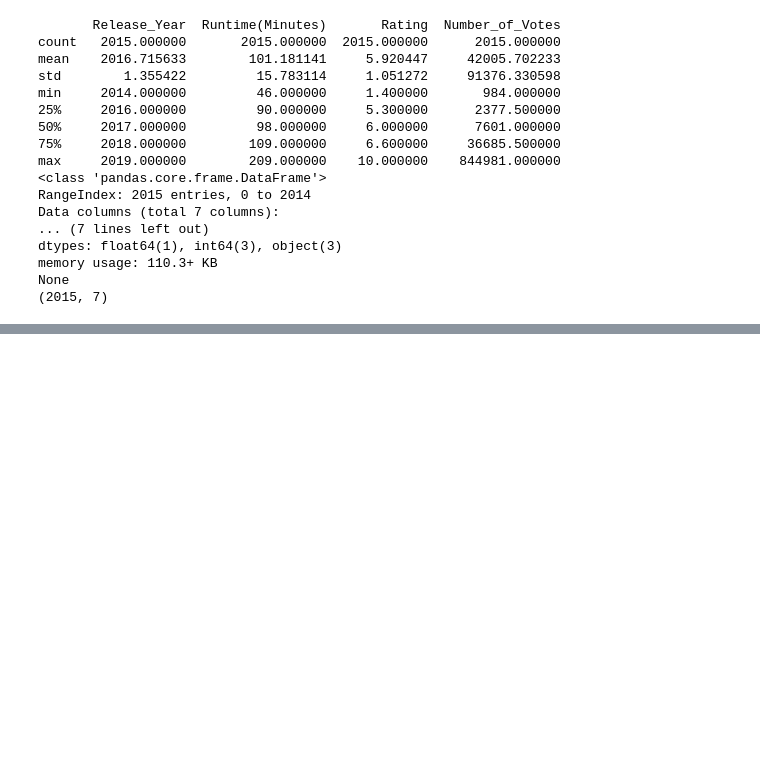
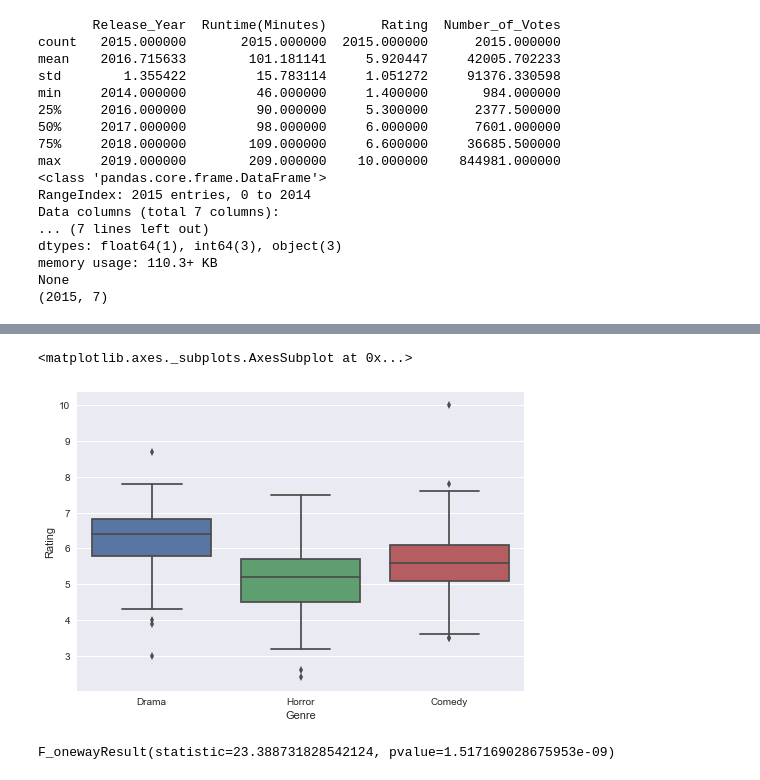
Before and after one commit to Greg-S-12/movies_project3, a Jupyter notebook: Greg_notebook.ipynb, the cells around one changed output, grey strips where cells are left out. Drawn from its saved outputs; the diff is of its cells as text; code cells hidden in the pictures; blank space fills up the shorter version.

Commit message:
more analysis including ANOVA

```diff
--- a/Greg_notebook.ipynb
+++ b/Greg_notebook.ipynb
@@ -173,0 +198,23 @@ plt.title ('z-statistic = 3.74');
+# %%
+# Can we perform an ANOVA on our data for 3 main title types?
+# sample sizes vary between all genres so choosing the top 3 and will take n=50
+
+comedy=df_comedy.Rating.sample(n=50)
+drama=df_drama.Rating.sample(n=50)
+horror=df_horror.Rating.sample(n=50)
+
+# Concat tables together to plot boxplots on same graph
+df_cdh=df.loc[((df["Genre"]=="Comedy")|(df["Genre"]=="Drama")|(df["Genre"]=="Horror")),:]
+# %%
+# Let's plot the different sample sizes to observe the variance and mean values
+
+sns.boxplot(data=df_cdh,y="Rating",x="Genre")
+# %% [output]
+<matplotlib.axes._subplots.AxesSubplot at 0x...>
+[figure, added]
+# %%
+# Now perform a on-way ANOVA test for these random samples
+
+scipy.stats.f_oneway(comedy,drama,horror)
+# %% [output]
+F_onewayResult(statistic=23.388731828542124, pvalue=1.517169028675953e-09)
```
Also changed, not shown: parts of 12 cells of this notebook.
